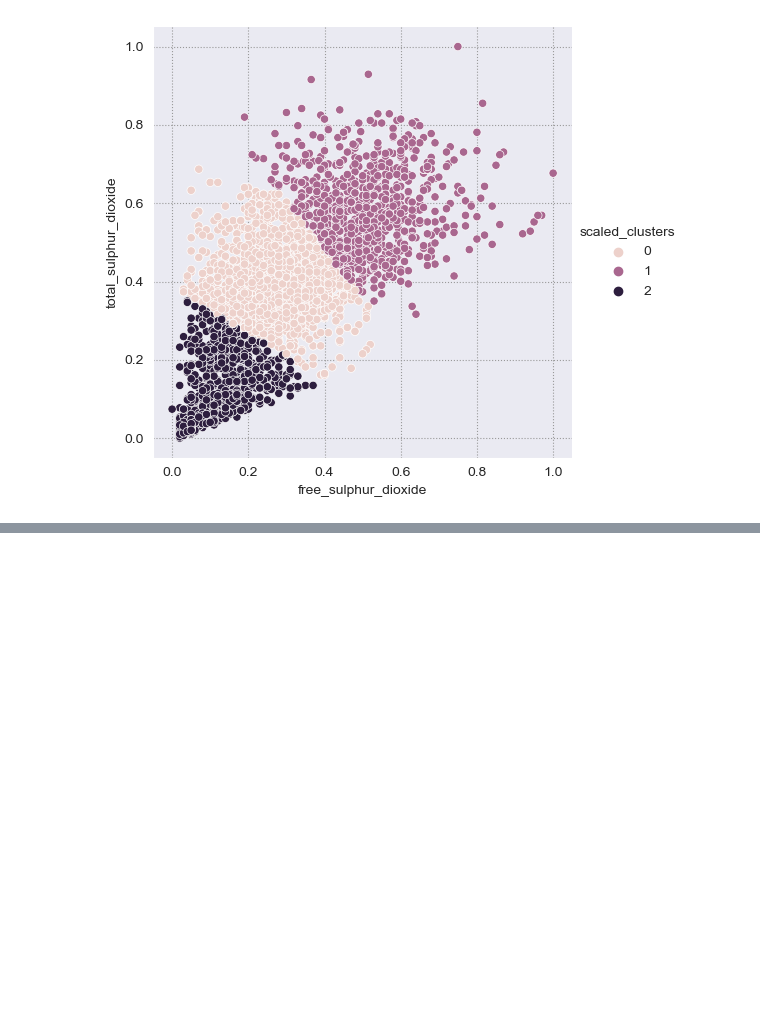
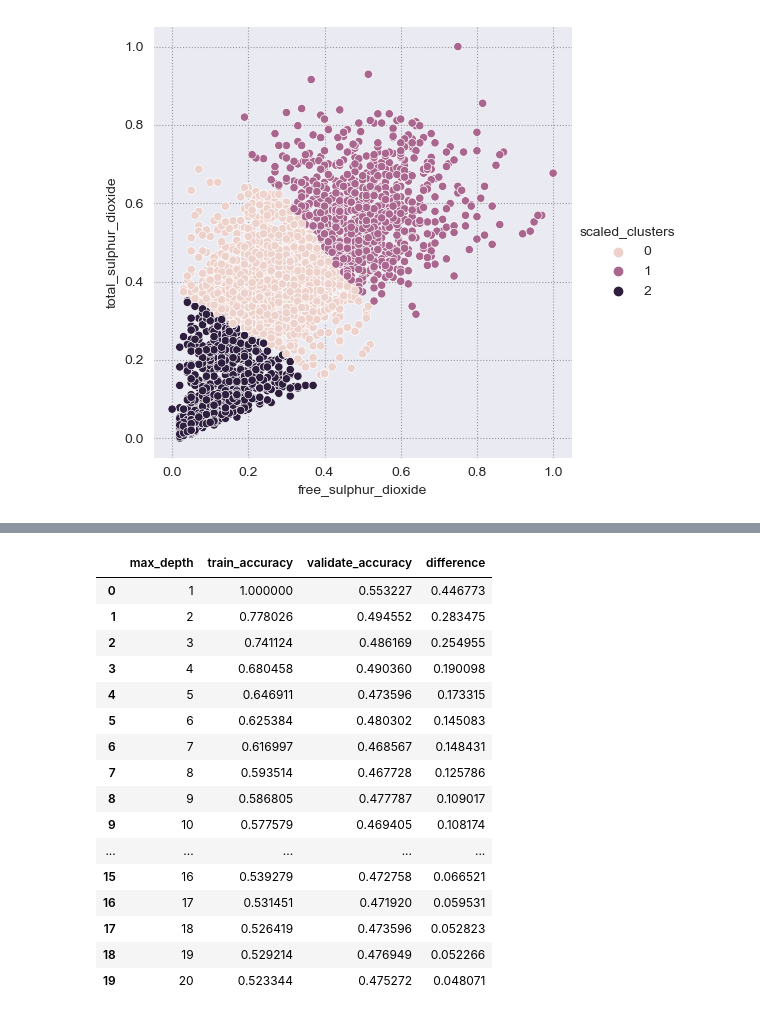
Before and after one commit to clustering-the-wines/wine_clustering, a Jupyter notebook: shawn_workbook.ipynb, the cells around one changed output, grey strips where cells are left out. Saved outputs shown, nothing was run; the diff lists cells and outputs as text; code cells hidden in the pictures; blank space fills up the shorter version.

```diff
--- a/shawn_workbook.ipynb
+++ b/shawn_workbook.ipynb
@@ -581,0 +821,55 @@ X_test.head(1)
+# %%
+def knn_gen(df, col):
+
+    metrics = []
+
+    seed = 42
+
+    for i in range(1, 21):
+        '''
+        This function will create a dataframe of KNN models of varying n_neighbors and compare the differences from the train and validate sets and return the dataframe. It requires the variable names to be: X_train, y_train, X_validate, and y_validate.
+        '''
+        train, validate, test = subset_df(df, stratify=col)
+        X_train, y_train, X_validate, y_validate, X_test, y_test = xy_subsets(train, validate, test, col)
+
+        X_train = pd.get_dummies(X_train, columns=['wine_type'], drop_first=True)
+        X_validate = pd.get_dummies(X_validate, columns=['wine_type'], drop_first=True)
+        X_test = pd.get_dummies(X_test, columns=['wine_type'], drop_first=True)
+
+        knn = KNeighborsClassifier(n_neighbors=i, weights='uniform')
+        knn = knn.fit(X_train, y_train)
+
+        in_sample_accuracy = knn.score(X_train, y_train)
+        out_of_sample_accuracy = knn.score(X_validate, y_validate)
+        output = {
+            "max_depth": i,
+            "train_accuracy": in_sample_accuracy,
+            "validate_accuracy": out_of_sample_accuracy
+            }
+
+        metrics.append(output)
+
+    df = pd.DataFrame(metrics)
+    df["difference"] = df.train_accuracy - df.validate_accuracy
+
+    return df
+# %%
+knn_gen(df, 'quality')
+# %% [output]
+|  | max_depth | train_accuracy | validate_accuracy | difference |
+| 0 | 1 | 1.000000 | 0.553227 | 0.446773 |
+| 1 | 2 | 0.778026 | 0.494552 | 0.283475 |
+| 2 | 3 | 0.741124 | 0.486169 | 0.254955 |
+| 3 | 4 | 0.680458 | 0.490360 | 0.190098 |
+| 4 | 5 | 0.646911 | 0.473596 | 0.173315 |
+| 5 | 6 | 0.625384 | 0.480302 | 0.145083 |
+| 6 | 7 | 0.616997 | 0.468567 | 0.148431 |
+| 7 | 8 | 0.593514 | 0.467728 | 0.125786 |
+| 8 | 9 | 0.586805 | 0.477787 | 0.109017 |
+| 9 | 10 | 0.577579 | 0.469405 | 0.108174 |
+| ... | ... | ... | ... | ... |
+| 15 | 16 | 0.539279 | 0.472758 | 0.066521 |
+| 16 | 17 | 0.531451 | 0.471920 | 0.059531 |
+| 17 | 18 | 0.526419 | 0.473596 | 0.052823 |
+| 18 | 19 | 0.529214 | 0.476949 | 0.052266 |
+| 19 | 20 | 0.523344 | 0.475272 | 0.048071 |
```
Also changed, not shown: parts of 47 cells of this notebook, 1 other file.
